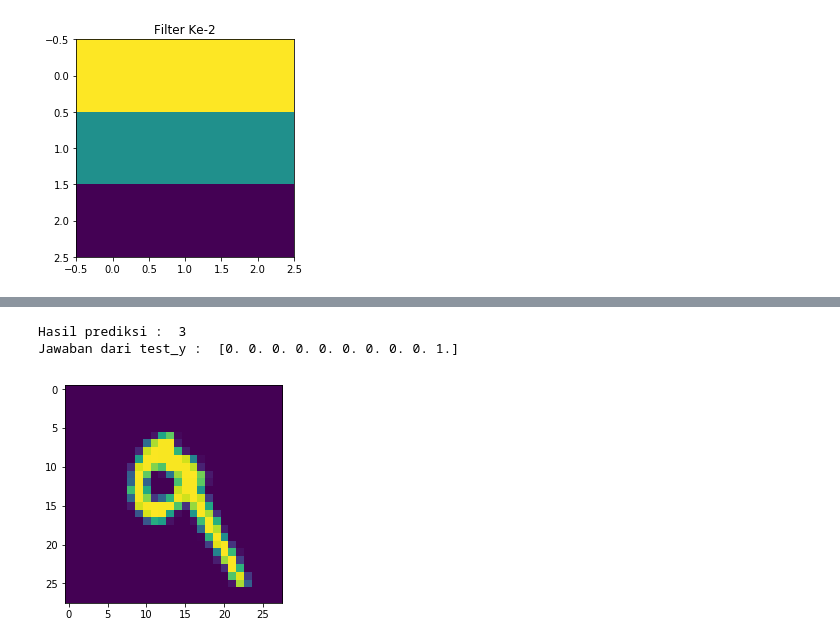
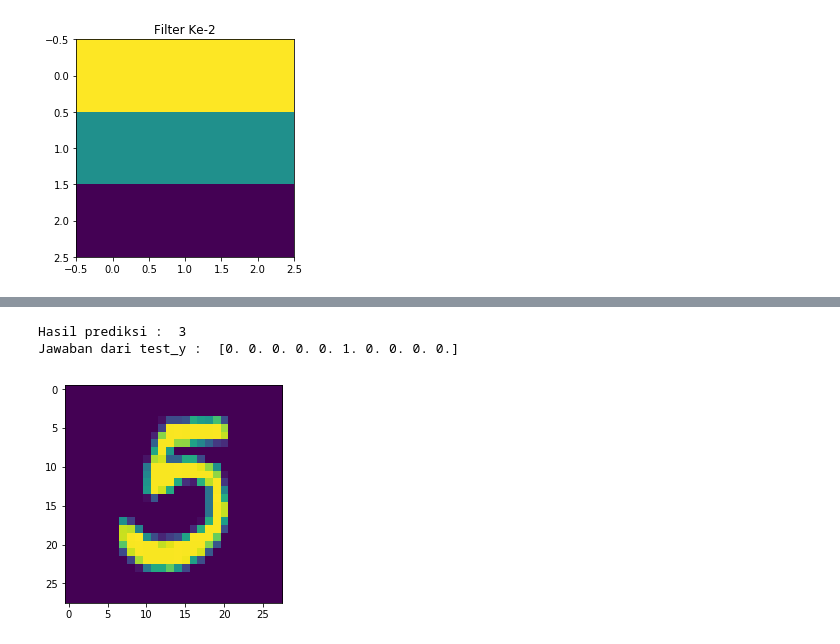
Before and after one commit to khisby/TA-Pengolahan-Citra-Digital, a Jupyter notebook: CNN.ipynb, the cells around one changed output, grey strips where cells are left out. Drawn from its saved outputs; the diff is of its cells as text; code cells hidden in the pictures.

Commit message:
Perbaikan CNN, Konfigurasi ANN dan Visualisasi Akurasi

```diff
--- a/CNN.ipynb
+++ b/CNN.ipynb
@@ -152,7 +135,7 @@ akhir = len(train_x)
 for i in train_x:
     hasilKonvolusiTrain.append(konvolusi(i))
     awal +=1
-    printProgressBar(awal, akhir+1, prefix = 'Konvolusi Train:', suffix = '(' + str(awal) + '/' + str(akhir) + ')', length = 80)
+    printProgressBar(awal, akhir, prefix = 'Konvolusi Train:', suffix = '(' + str(awal) + '/' + str(akhir) + ')', length = 80)
 
 hasilKonvolusiTest = []
 awal = 0
@@ -160,5 +143,5 @@ akhir = len(test_x)
 for i in test_x:
     hasilKonvolusiTest.append(konvolusi(i))
     awal +=1
-    printProgressBar(awal, akhir+1, prefix = 'Konvolusi Test:', suffix = '(' + str(awal) + '/' + str(akhir) + ')', length = 80)
+    printProgressBar(awal, akhir, prefix = 'Konvolusi Test:', suffix = '(' + str(awal) + '/' + str(akhir) + ')', length = 80)
 # %% [output]
@@ -395,12 +356,13 @@ Test Accuracy: [53.410000000000004]
 # %%
-index = 7
+from random import randrange
+index = randrange(0, 10000)
 hasil = prediksi(hasilKonvolusiTest)
 
 print("Hasil prediksi : " , hasil[index])
 print("Jawaban dari test_y : " , test_y[index])
 plt.imshow(test_x[index].reshape((28,28)))
 plt.show()
 # %% [output]
 Hasil prediksi :  3
-Jawaban dari test_y :  [0. 0. 0. 0. 0. 0. 0. 0. 0. 1.]
+Jawaban dari test_y :  [0. 0. 0. 0. 0. 1. 0. 0. 0. 0.]
-[figure, old version]
+[figure, new version]
```
Also changed, not shown: parts of 6 cells of this notebook.
